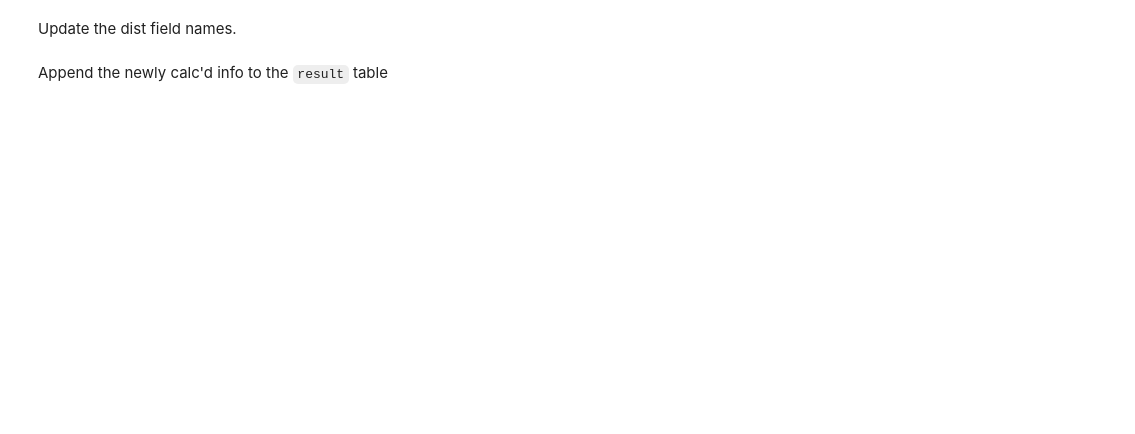
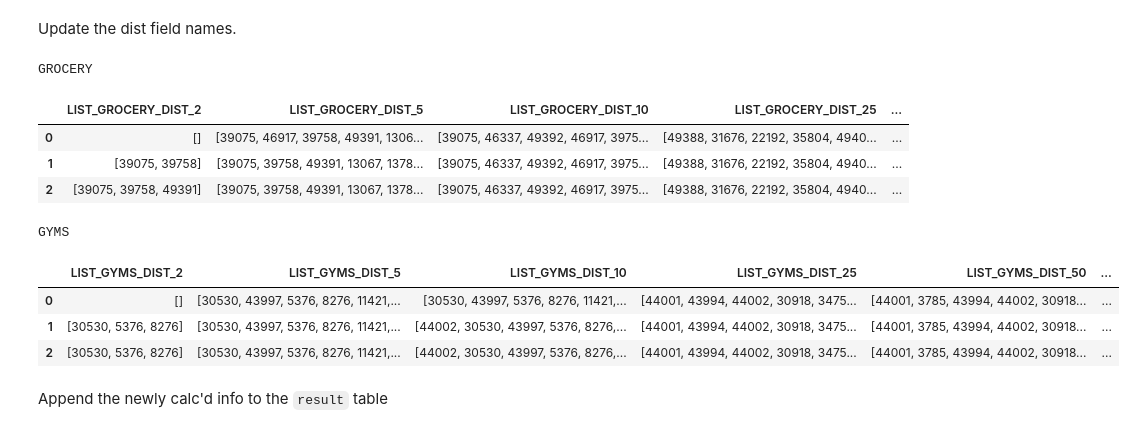
Before and after one commit to bodiem13/Relo, a Jupyter notebook: data/etl_scripts/amenities/amenities_prep_generalized.ipynb, the cells around one changed output. Saved outputs shown, nothing was run; the diff lists cells and outputs as text; code cells hidden in the pictures; blank space fills up the shorter version.

```diff
--- a/data/etl_scripts/amenities/amenities_prep_generalized.ipynb
+++ b/data/etl_scripts/amenities/amenities_prep_generalized.ipynb
@@ -423,10 +530,21 @@ Update the dist field names.
 # %%
 for name, df in AMENITY_DISTANCE_RESULTS.items():
     dist_cols = [x for x in df.columns if x.startswith('dist')]
     for col in dist_cols:
         df.rename(columns={col: f'LIST_{name}_DIST_{col[4:]}'}, inplace=True)
     print(name)
-    display(AMENITY_DISTANCE_RESULTS.head(3))
+    display(AMENITY_DISTANCE_RESULTS[name].head(3))
+# %% [output]
+GROCERY
+|  | LIST_GROCERY_DIST_2 | LIST_GROCERY_DIST_5 | LIST_GROCERY_DIST_10 | LIST_GROCERY_DIST_25 | ... |
+| 0 | [] | [39075, 46917, 39758, 49391, 1306... | [39075, 46337, 49392, 46917, 3975... | [49388, 31676, 22192, 35804, 4940... | ... |
+| 1 | [39075, 39758] | [39075, 39758, 49391, 13067, 1378... | [39075, 46337, 49392, 46917, 3975... | [49388, 31676, 22192, 35804, 4940... | ... |
+| 2 | [39075, 39758, 49391] | [39075, 39758, 49391, 13067, 1378... | [39075, 46337, 49392, 46917, 3975... | [49388, 31676, 22192, 35804, 4940... | ... |
+GYMS
+|  | LIST_GYMS_DIST_2 | LIST_GYMS_DIST_5 | LIST_GYMS_DIST_10 | LIST_GYMS_DIST_25 | LIST_GYMS_DIST_50 | ... |
+| 0 | [] | [30530, 43997, 5376, 8276, 11421,... | [30530, 43997, 5376, 8276, 11421,... | [44001, 43994, 44002, 30918, 3475... | [44001, 3785, 43994, 44002, 30918... | ... |
+| 1 | [30530, 5376, 8276] | [30530, 43997, 5376, 8276, 11421,... | [44002, 30530, 43997, 5376, 8276,... | [44001, 43994, 44002, 30918, 3475... | [44001, 3785, 43994, 44002, 30918... | ... |
+| 2 | [30530, 5376, 8276] | [30530, 43997, 5376, 8276, 11421,... | [44002, 30530, 43997, 5376, 8276,... | [44001, 43994, 44002, 30918, 3475... | [44001, 3785, 43994, 44002, 30918... | ... |
 # %% [markdown]
 Append the newly calc'd info to the `result` table
 # %%
```
Also changed, not shown: parts of 13 cells of this notebook, 2 other files.
